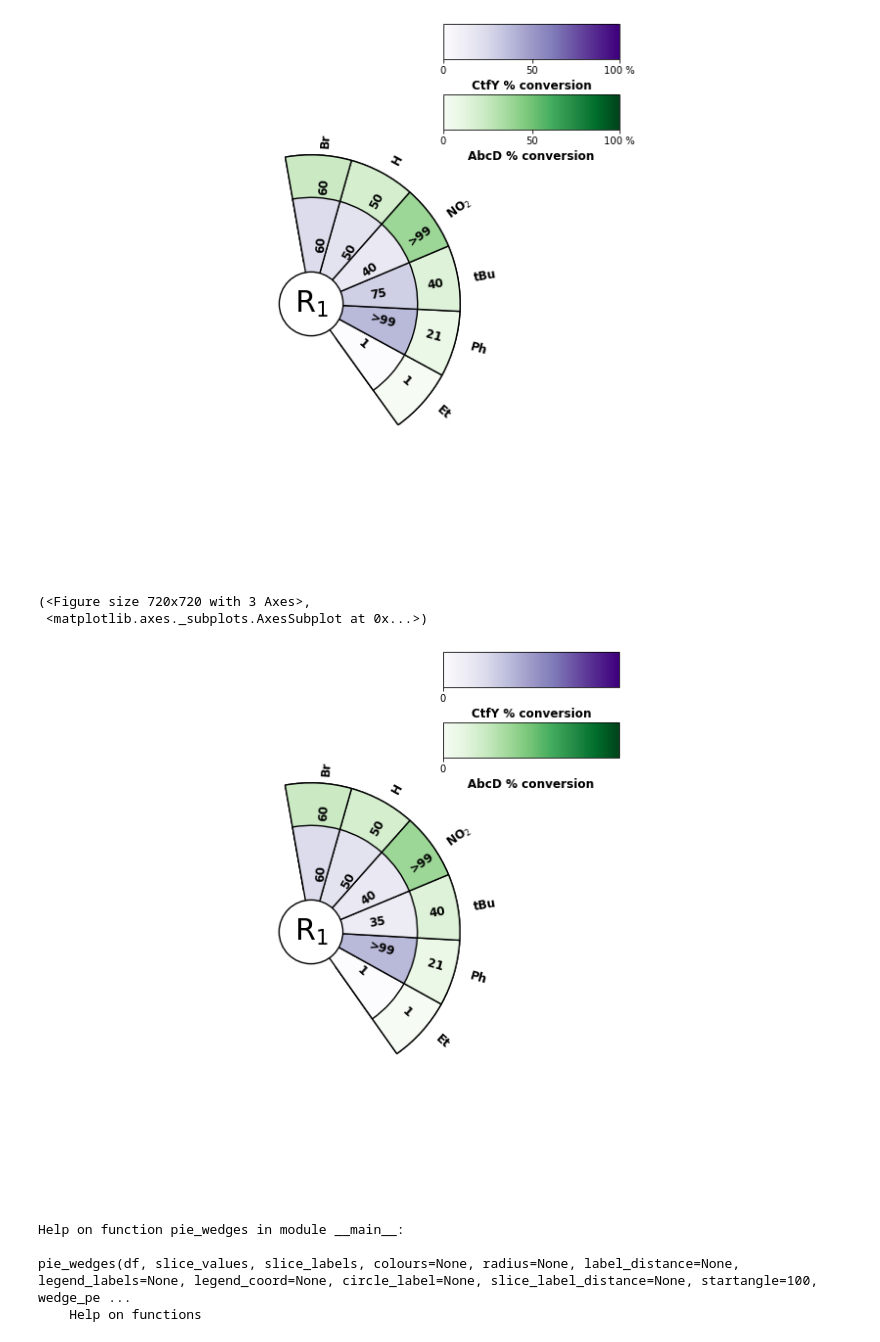
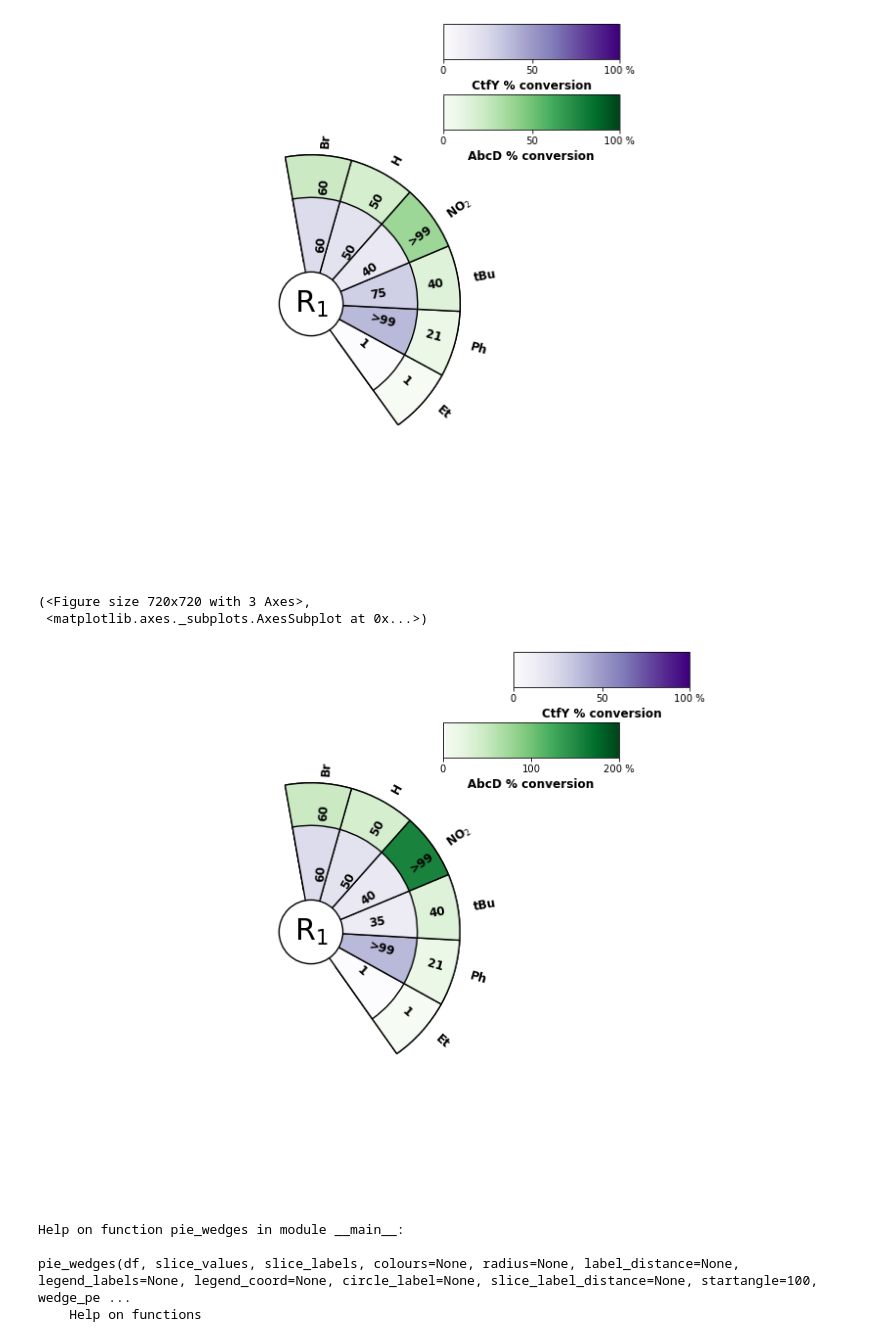
Before and after one commit to connectedblue/pdext_collection, a Jupyter notebook: pie_wedge/substrate.ipynb, the cells around one changed output. Drawn from its saved outputs; the diff is of its cells as text; code cells hidden in the pictures.

Commit message:
got colour maps working correctly

```diff
--- a/pie_wedge/substrate.ipynb
+++ b/pie_wedge/substrate.ipynb
@@ -95,7 +154,7 @@ def wedge_defaults(num_wedges):
     'radius': [0.5],
     'label_distance': [0.55],
     'legend_labels': None,
-    'legend_coord': [[0.70, 0.85]],
+    'legend_coord': [[0.8, 0.85]],
     'circle_label': "",
     'slice_label_distance': 1.1,
     },
@@ -104,14 +163,14 @@ def wedge_defaults(num_wedges):
     'radius': [0.5, 0.7],
     'label_distance': [0.55, 0.8],
     'legend_labels': None,
-    'legend_coord': [[0.70, 0.85], [0.70, 0.75]],
+    'legend_coord': [[0.8, 0.85], [0.70, 0.75]],
     'circle_label': "",
     'slice_label_distance': 1.1,
     },
          3:{
     'colours': ["Purples", "Greens", "OrRd" ],
     'radius': [0.5, 0.7, 0.9],
-    'label_distance': [0.55, 0.8, 0.85],
+    'label_distance': [0.8, 0.8, 0.85],
     'legend_labels': None,
     'legend_coord': [[1.2, 0.85], [1.2, 0.75], [1.2, 0.65]],
     'circle_label': "",
@@ -120,12 +179,21 @@ def wedge_defaults(num_wedges):
         4: {
     'colours': ["Purples", "Greens", "OrRd", "Blues" ],
     'radius': [0.5, 0.7, 0.9, 1.1],
-    'label_distance': [0.55, 0.8, 0.85, 0.9],
+    'label_distance': [0.8, 0.8, 0.85, 0.9],
     'legend_labels': None,
     'legend_coord': [[1.2, 0.85], [1.2, 0.75], [1.2, 0.65], [1.2, 0.55],],
     'circle_label': "",
     'slice_label_distance': 1.05,
-    }
+    },
+        5: {
+    'colours': ["Purples", "Greens", "OrRd", "Blues", "RdPu" ],
+    'radius': [0.5, 0.7, 0.9, 1.1, 1.3],
+    'label_distance': [0.8, 0.8, 0.85, 0.9, 0.9],
+    'legend_labels': None,
+    'legend_coord': [[1.2, 0.85], [1.2, 0.75], [1.2, 0.65], [1.2, 0.55],[1.2, 0.45],],
+    'circle_label': "",
+    'slice_label_distance': 1.05,
+    },
     }
     try:
         return defaults[num_wedges]
@@ -305,35 +376,34 @@ def pie_wedges(df, slice_values, slice_labels, colours=None,
 # %%
 
 
 df = pd.DataFrame({
     'AbcD % conversion': [1,99,35,40,50,60],
-    'CtfY % conversion': [1,21,40,99,50,60],
+    'CtfY % conversion': [1,21,40,200,50,60],
     'label': ["Et","Ph","tBu","NO$_2$","H","Br"]
 })
 wedges = {
     'colours': ["Purples", "Greens"],
     'radius': [0.5, 0.7],
     'label_distance': [0.55, 0.8],
     'legend_labels': ["AbcD % conversion", "CtfY % conversion"],
     'legend_coord': [[0.70, 0.85], [0.70, 0.75]],
     'circle_label': "R$_1$",
     'slice_label_distance': 1.1,
 }
 
 def lab_format(c):
     if c==0:
         return ''
     if c>=99:
         return '>99'
     return str(c)
 
 pie_wedges(df, ["AbcD % conversion", "CtfY % conversion"], 'label',
-           circle_label="R$_1$",
-          config={'legend_units': '%', 'label_format': lab_format, })
+           circle_label="R$_1$",legend_units='%', label_format=lab_format)
 # %% [output]
 (<Figure size 720x720 with 3 Axes>,
  <matplotlib.axes._subplots.AxesSubplot at 0x...>)
-[figure, old version]
+[figure, new version]
 # %%
 help(pie_wedges)
 # %% [output]
```
Also changed, not shown: parts of 7 cells of this notebook, 1 other file.
